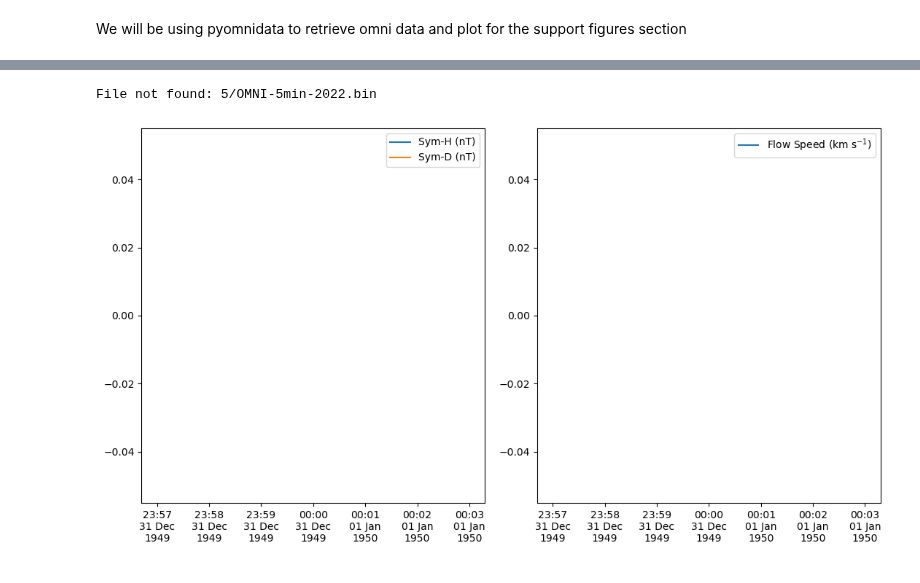
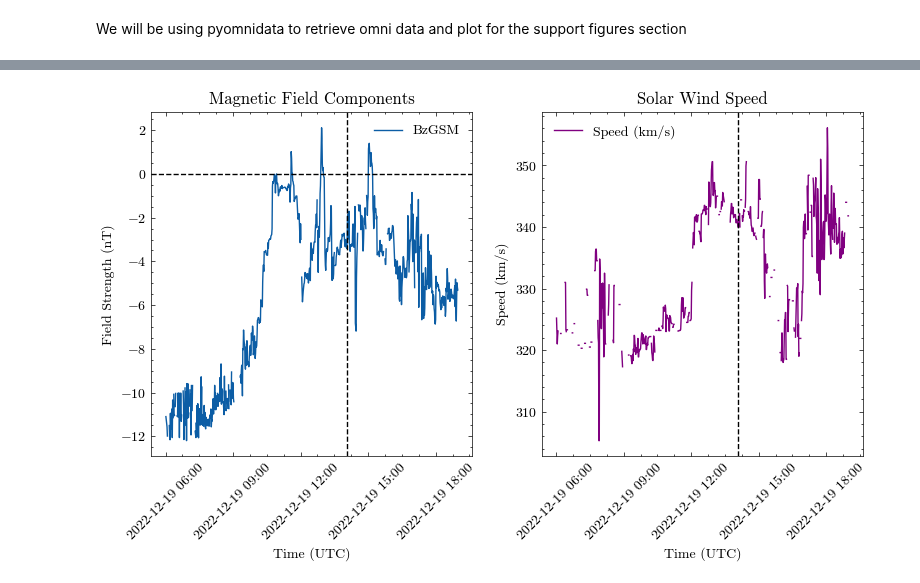
Before and after one commit to CassandraAuri/Physics_Work, a Jupyter notebook: Aurora_Work/Figures_paper/Supporting_OMNI.ipynb, the cells around one changed output, grey strips where cells are left out. Drawn from its saved outputs; the diff is of its cells as text; code cells hidden in the pictures.

```diff
--- a/Aurora_Work/Figures_paper/Supporting_OMNI.ipynb
+++ b/Aurora_Work/Figures_paper/Supporting_OMNI.ipynb
@@ -26,20 +3,8 @@ Converting to binary
-# %%
-data = pyomnidata.GetOMNI(2022,Res=5)
-# %% [output]
-File not found: 5/OMNI-5min-2022.bin
-# %%
-import matplotlib.pyplot as plt
-
-#create a figure
-plt.figure(figsize=(11,6))
-
-#plot some stuff in one panel
-ax0 = pyomnidata.PlotOMNI(['SymH','SymD'],[20220101,20220120],fig=plt,maps=[2,1,0,0])
-
-#and a second panel
-ax1 = pyomnidata.PlotOMNI(['FlowSpeed'],[20220101,20220120],fig=plt,maps=[2,1,1,0])
-
-#fit things a bit nicer
-plt.tight_layout()
-# %% [output]
-[figure, removed]
+# %%
+import numpy as np
+import matplotlib.pyplot as plt
+import matplotlib.gridspec as gridspec
+import matplotlib.dates as mdates
+from datetime import datetime, timedelta
+import scienceplots
+plt.style.use(['science', 'no-latex'])
@@ -45,0 +34,16 @@ plt.tight_layout()
+# %%
+# Function to convert year and day of year to datetime
+def doy_to_datetime(year, doy, hour, minute):
+    # Ensure that the inputs are integers
+    year = int(year)  # Explicitly cast year to int
+    doy = int(doy)
+    hour = int(hour)
+    minute = int(minute)
+
+    # January 1st of the given year
+    start_date = datetime(year, 1, 1)
+    # Add (doy - 1) days to the start_date to get the correct date
+    target_date = start_date + timedelta(days=doy - 1)
+    # Add the time (hour, minute)
+    target_date = target_date.replace(hour=hour, minute=minute)
+    return target_date
@@ -45,0 +92,11 @@ plt.tight_layout()
+# %%
+# File path for the data file
+file_name = 'omni_min_def_On38ajIjA7.lst'
+
+# Read the data
+year, doy, hour, minute, bx, by, bz, speed, density = read_data(file_name)
+
+# Plot the data
+plot_data(year, doy, hour, minute, bx, by, bz, speed, density)
+# %% [output]
+[figure, added]
```
Also changed, not shown: parts of 3 cells of this notebook, 2 other files.
